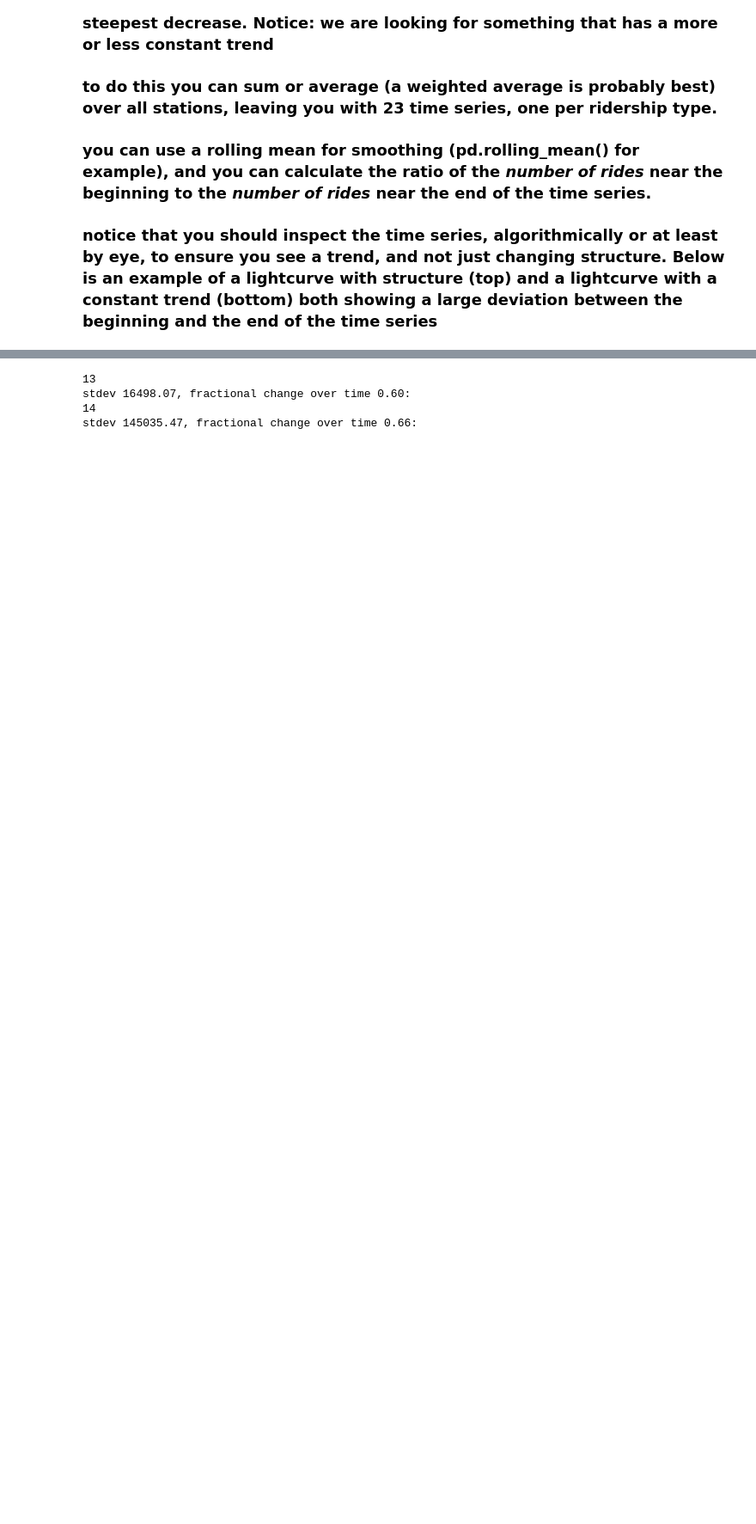
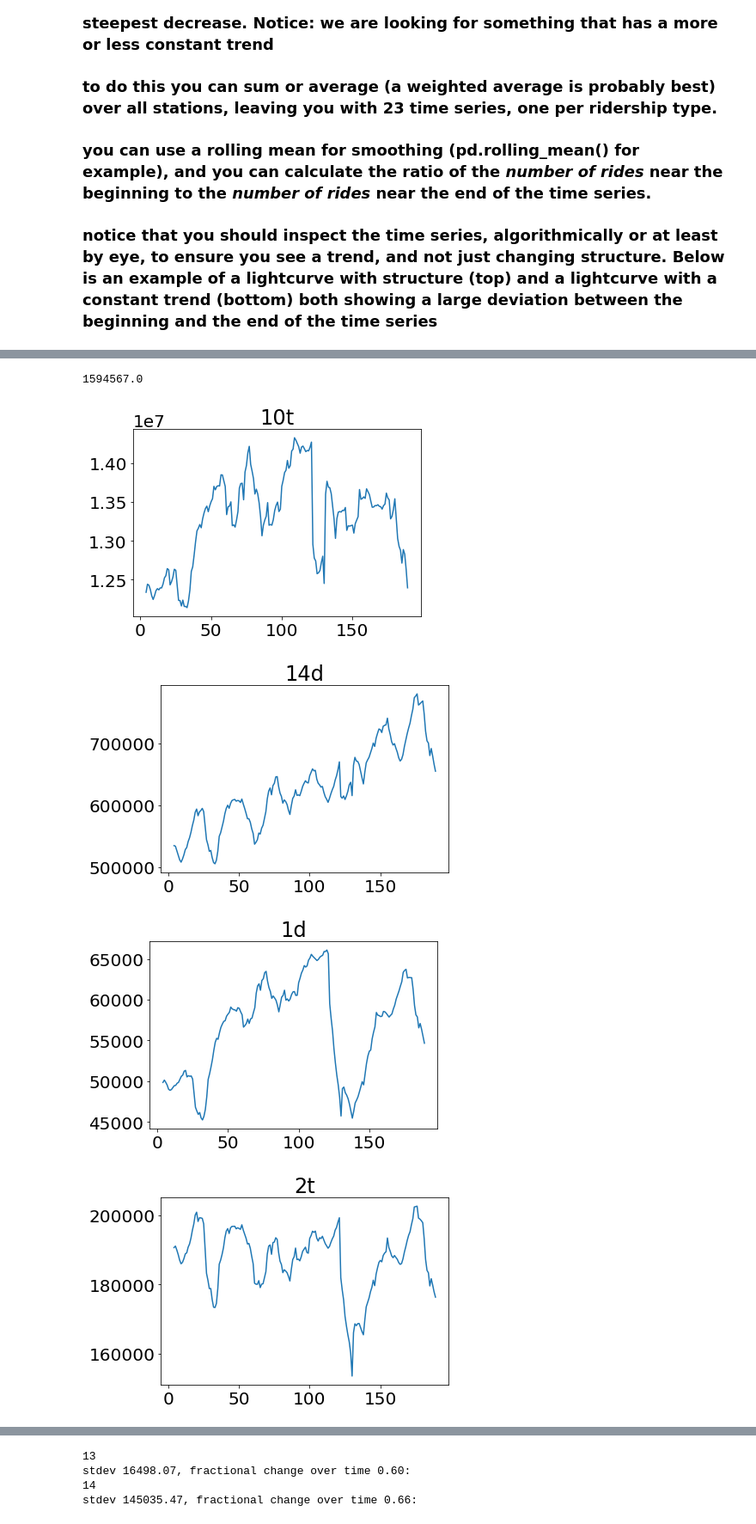
Before and after one commit to SohamMody/PUI2018_srm699, a Jupyter notebook: HW11_srm699/HW11_Assignment1.ipynb, the cells around one changed output, grey strips where cells are left out. Shown at 86% size. Saved outputs shown, nothing was run; the diff lists cells and outputs as text; code cells hidden in the pictures; blank space fills up the shorter version.

```diff
--- a/HW11_srm699/HW11_Assignment1.ipynb
+++ b/HW11_srm699/HW11_Assignment1.ipynb
@@ -169,5 +168,3 @@ len(pd.date_range(start= '05/19/2010',periods=194, freq='W-Wed'))
-# %%
-daterange = pd.date_range(start= '05/19/2010',periods=194, freq='W-Wed')
 # %%
 # fig, ax = plt.subplots()
 # plt.plot(daterange,np.log10(mta[1,1,:]))
@@ -244,3 +255,9 @@ mtaRidesPerWeek = pd.DataFrame(np.nansum(np.nansum(mta,axis=0),axis=0),
 ### you can use a rolling mean for smoothing (pd.rolling_mean() for example), and you can calculate the ratio of the *number of rides* near the beginning to the *number of rides* near the end of the time series.
 
 ### notice that you should inspect the time series, algorithmically or at least by eye, to ensure you see a trend, and not just changing structure. Below is an example of a lightcurve with structure (top) and a lightcurve with a constant trend (bottom) both showing a large deviation between the beginning and the end of the time series
+# %%
+ride_type = np.array(['10t', '14d', '1d', '2t', '30d', '7d', 'ada', 'afas', 'exp','ezpay',
+            'ff','mc','mr','mthly','rfm','rr','sen','spec','tcmc','tkt',
+            'uml','xbus','student'])
+# %%
+ride_type_dataframe = pd.DataFrame(nansum(mta, axis=0).T, columns= ride_type , index = daterange)
@@ -246,0 +277,16 @@ mtaRidesPerWeek = pd.DataFrame(np.nansum(np.nansum(mta,axis=0),axis=0),
+# %%
+max(ride_type_dataframe.student)
+# %% [output]
+1594567.0
+# %%
+ride_type_rolling_mean = ride_type_dataframe.rolling(9,center=True,axis=0).mean()
+# %%
+for i in range(len(ride_type_rolling_mean.columns)):
+    pl.plot(range(len(ride_type_rolling_mean.iloc[:,i])),(ride_type_rolling_mean.iloc[:,i]))
+    plt.title('%s'%(ride_type_rolling_mean.columns[i]))
+    pl.show()
+# %% [output]
+[figure, added]
+[figure, added]
+[figure, added]
+[figure, added]
```
Also changed, not shown: parts of 28 cells of this notebook, 1 other file.
